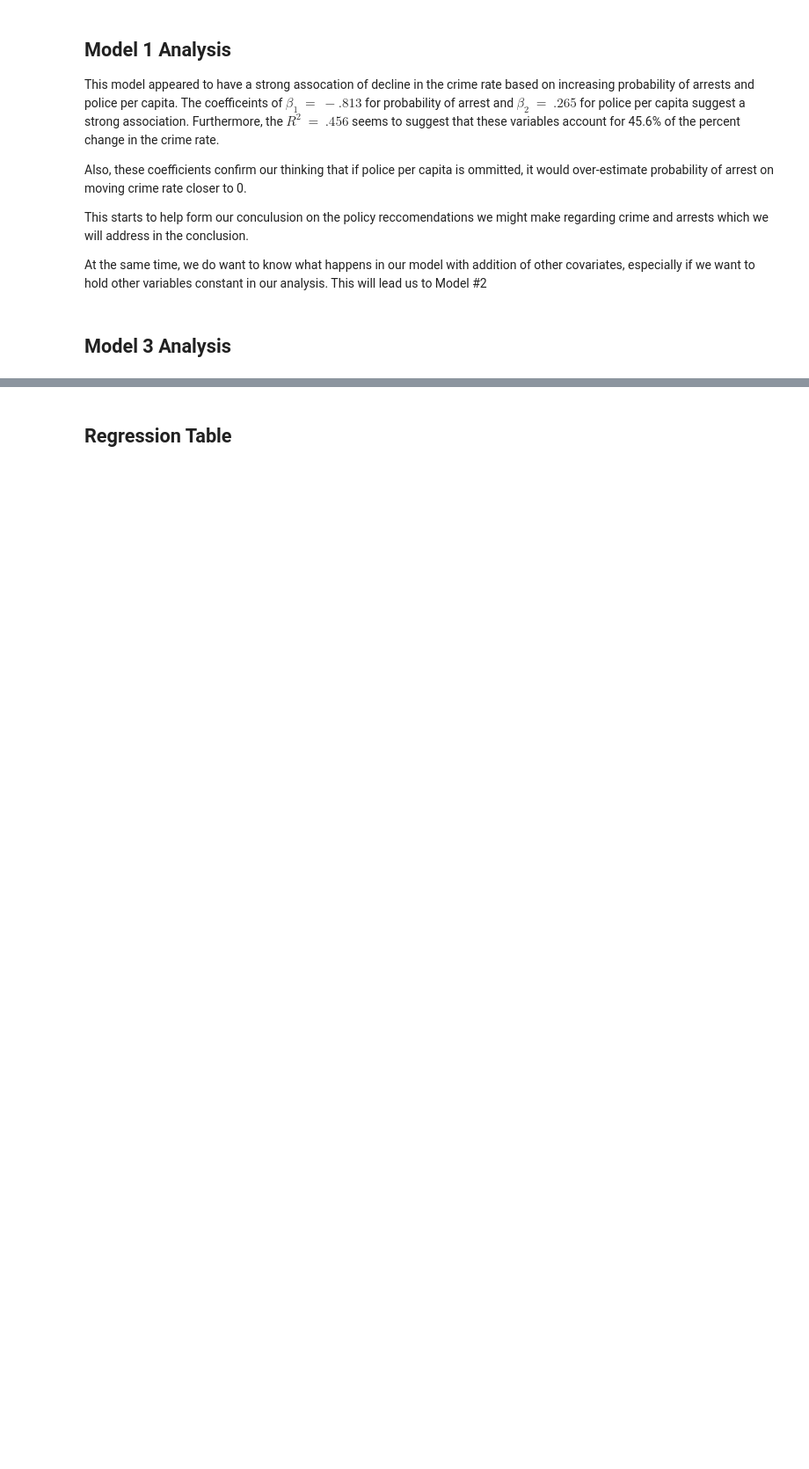
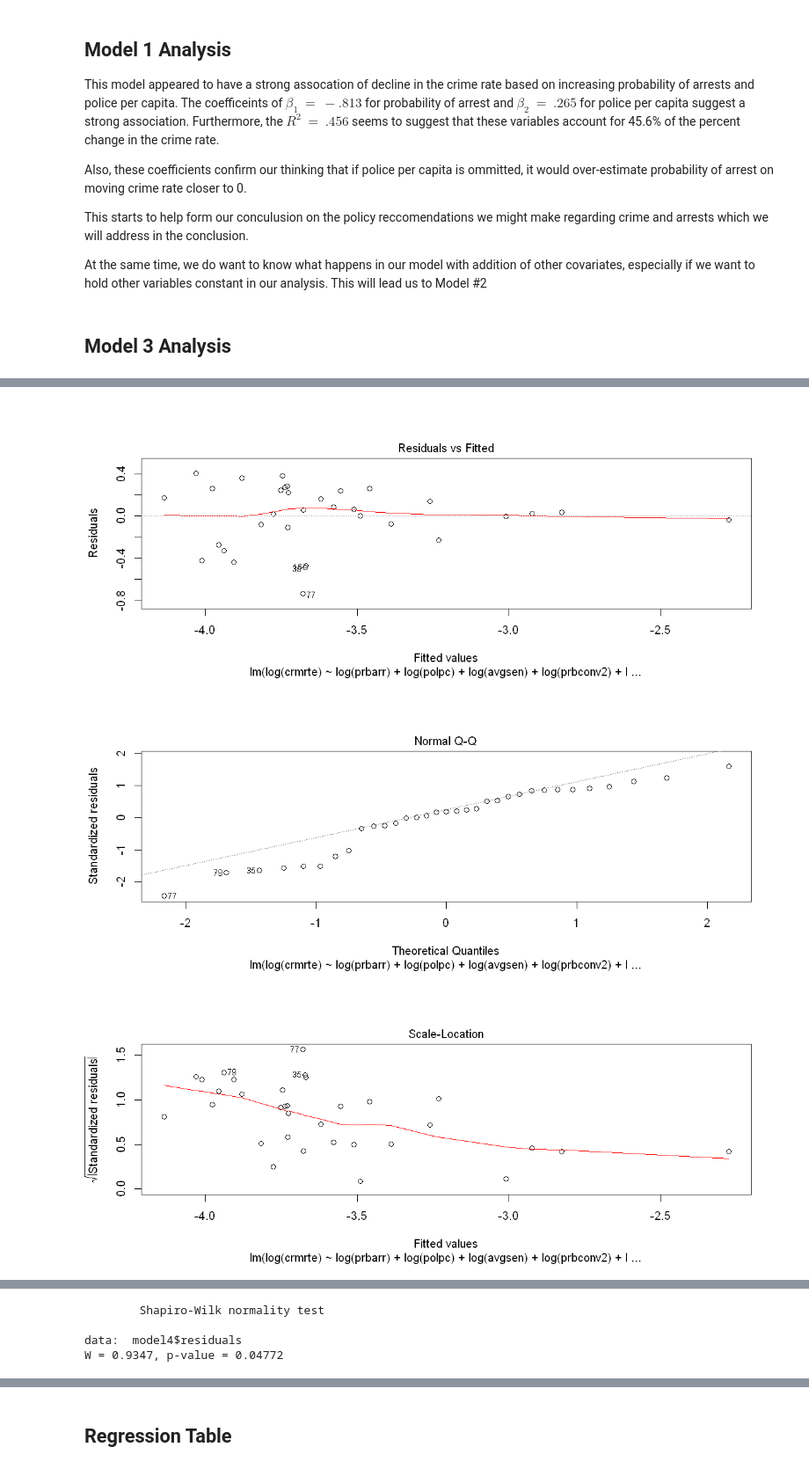
Before and after one commit to keithwerts1/w203_Lab_3, a Jupyter notebook: Lab_3_Nicole Yoon_Model_#3 & Regression Table.ipynb, the cells around one changed output, grey strips where cells are left out. Shown: that part at 88% size. Drawn from its saved outputs; the diff is of its cells as text; code cells hidden in the pictures; blank space fills up the shorter version.

```diff
--- a/Lab_3_Nicole Yoon_Model_#3 & Regression Table.ipynb
+++ b/Lab_3_Nicole Yoon_Model_#3 & Regression Table.ipynb
@@ -399,0 +398,9 @@ Coefficients:
+# %%
+#Checking for CLM assumptions.
+plot(model4)
+hist(model3$residuals)
+shapiro.test(model4$residuals)
+# %% [output]
+[figure, added]
+[figure, added]
+[figure, added]
@@ -399,0 +408,4 @@ Coefficients:
+        Shapiro-Wilk normality test
+
+data:  model4$residuals
+W = 0.9347, p-value = 0.04772
```
Also changed, not shown: parts of 5 cells of this notebook.
